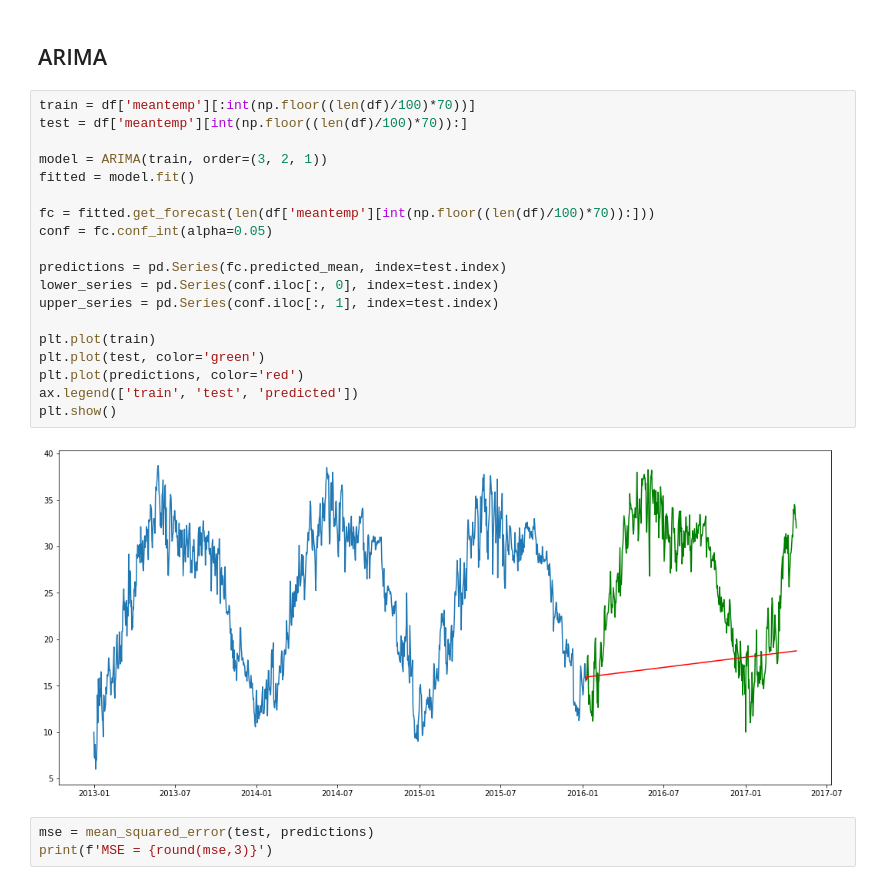
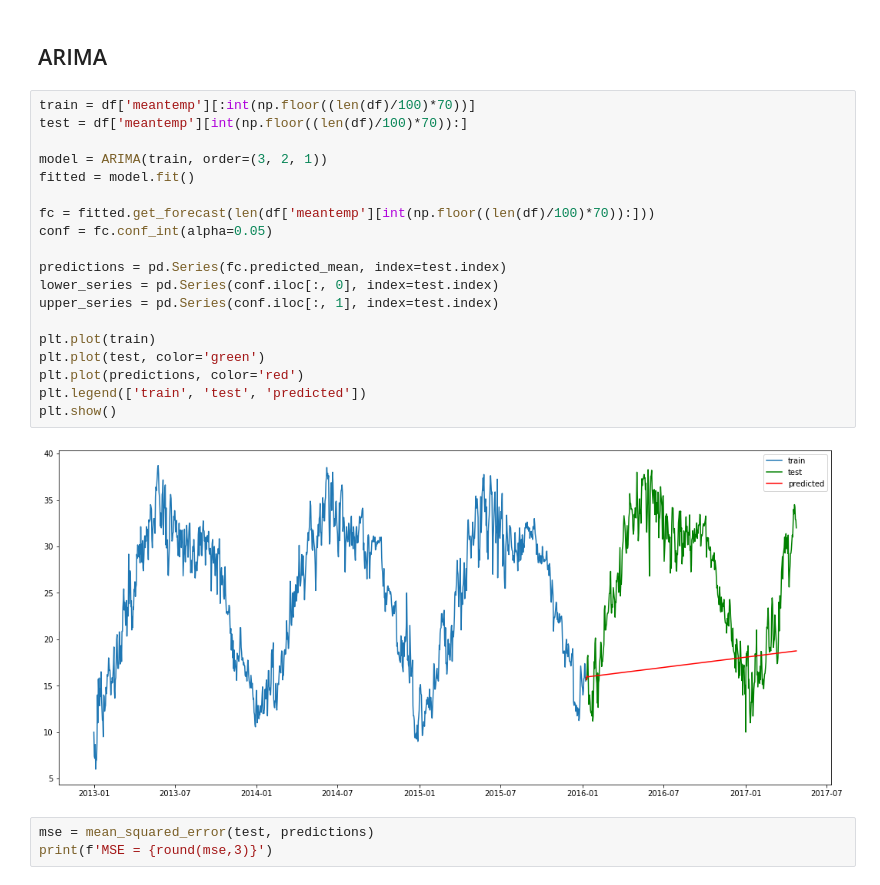
Before and after one commit to maxim8051/TimeSeriesItmoLab, a Jupyter notebook: TimeSeries.ipynb, the cells around one changed output. Drawn from its saved outputs; the diff is of its cells as text.

```diff
--- a/TimeSeries.ipynb
+++ b/TimeSeries.ipynb
@@ -260,24 +260,24 @@ RMSE = 1.436
 # %%
 train = df['meantemp'][:int(np.floor((len(df)/100)*70))]
 test = df['meantemp'][int(np.floor((len(df)/100)*70)):]
 
 model = ARIMA(train, order=(3, 2, 1))
 fitted = model.fit()
 
 fc = fitted.get_forecast(len(df['meantemp'][int(np.floor((len(df)/100)*70)):]))
 conf = fc.conf_int(alpha=0.05)
 
 predictions = pd.Series(fc.predicted_mean, index=test.index)
 lower_series = pd.Series(conf.iloc[:, 0], index=test.index)
 upper_series = pd.Series(conf.iloc[:, 1], index=test.index)
 
 plt.plot(train)
 plt.plot(test, color='green')
 plt.plot(predictions, color='red')
-ax.legend(['train', 'test', 'predicted'])
+plt.legend(['train', 'test', 'predicted'])
 plt.show()
 # %% [output]
-[figure, old version]
+[figure, new version]
 # %%
 mse = mean_squared_error(test, predictions)
 print(f'MSE = {round(mse,3)}')
```
